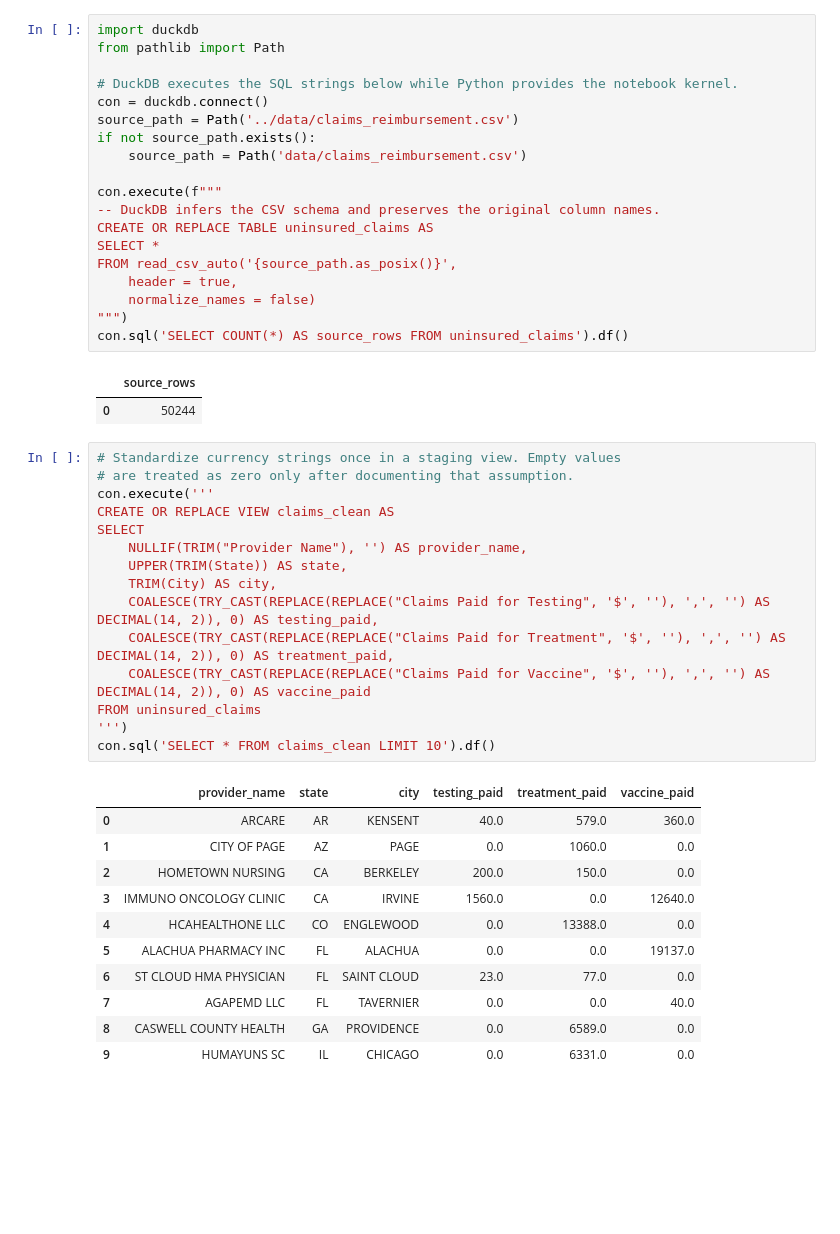
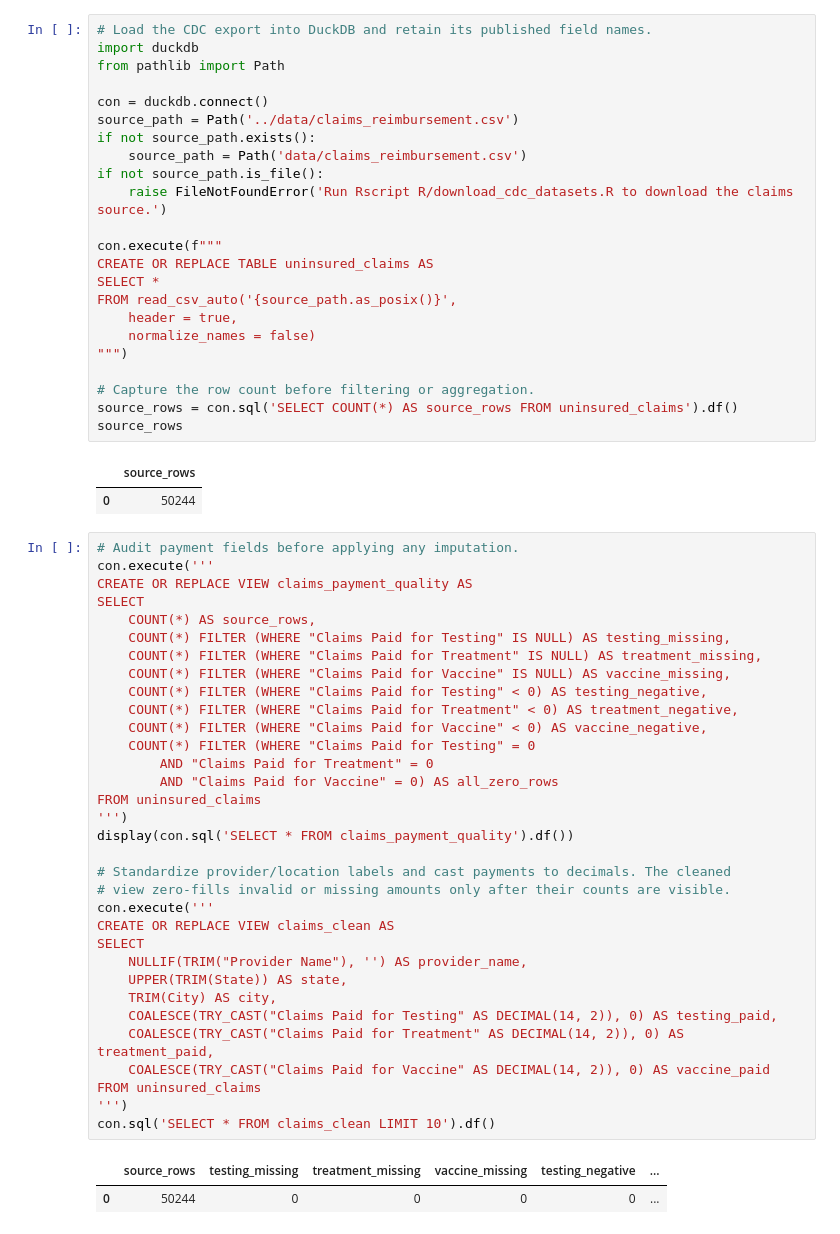
Before and after one commit to 123jnm/JustinMpanga.github.io, a Jupyter notebook: notebooks/claims_reimbursement_analysis_SQL.ipynb, the cells around one changed output. Cells and saved outputs as stored; diff of their text form; blank space fills up the shorter version.

```diff
--- a/notebooks/claims_reimbursement_analysis_SQL.ipynb
+++ b/notebooks/claims_reimbursement_analysis_SQL.ipynb
@@ -17,49 +17,62 @@ The SQL remains visible inside each Python cell and is executed with `con.execut
 # %%
+# Load the CDC export into DuckDB and retain its published field names.
 import duckdb
 from pathlib import Path
 
-# DuckDB executes the SQL strings below while Python provides the notebook kernel.
 con = duckdb.connect()
 source_path = Path('../data/claims_reimbursement.csv')
 if not source_path.exists():
     source_path = Path('data/claims_reimbursement.csv')
+if not source_path.is_file():
+    raise FileNotFoundError('Run Rscript R/download_cdc_datasets.R to download the claims source.')
 
 con.execute(f"""
--- DuckDB infers the CSV schema and preserves the original column names.
 CREATE OR REPLACE TABLE uninsured_claims AS
 SELECT *
 FROM read_csv_auto('{source_path.as_posix()}',
     header = true,
     normalize_names = false)
 """)
-con.sql('SELECT COUNT(*) AS source_rows FROM uninsured_claims').df()
+
+# Capture the row count before filtering or aggregation.
+source_rows = con.sql('SELECT COUNT(*) AS source_rows FROM uninsured_claims').df()
+source_rows
 # %% [output]
 |  | source_rows |
 | 0 | 50244 |
 # %%
-# Standardize currency strings once in a staging view. Empty values
-# are treated as zero only after documenting that assumption.
+# Audit payment fields before applying any imputation.
+con.execute('''
+CREATE OR REPLACE VIEW claims_payment_quality AS
+SELECT
+    COUNT(*) AS source_rows,
+    COUNT(*) FILTER (WHERE "Claims Paid for Testing" IS NULL) AS testing_missing,
+    COUNT(*) FILTER (WHERE "Claims Paid for Treatment" IS NULL) AS treatment_missing,
+    COUNT(*) FILTER (WHERE "Claims Paid for Vaccine" IS NULL) AS vaccine_missing,
+    COUNT(*) FILTER (WHERE "Claims Paid for Testing" < 0) AS testing_negative,
+    COUNT(*) FILTER (WHERE "Claims Paid for Treatment" < 0) AS treatment_negative,
+    COUNT(*) FILTER (WHERE "Claims Paid for Vaccine" < 0) AS vaccine_negative,
+    COUNT(*) FILTER (WHERE "Claims Paid for Testing" = 0
+        AND "Claims Paid for Treatment" = 0
+        AND "Claims Paid for Vaccine" = 0) AS all_zero_rows
+FROM uninsured_claims
+''')
+display(con.sql('SELECT * FROM claims_payment_quality').df())
+
+# Standardize provider/location labels and cast payments to decimals. The cleaned
+# view zero-fills invalid or missing amounts only after their counts are visible.
 con.execute('''
 CREATE OR REPLACE VIEW claims_clean AS
 SELECT
     NULLIF(TRIM("Provider Name"), '') AS provider_name,
     UPPER(TRIM(State)) AS state,
     TRIM(City) AS city,
-    COALESCE(TRY_CAST(REPLACE(REPLACE("Claims Paid for Testing", '$', ''), ',', '') AS DECIMAL(14, 2)), 0) AS testing_paid,
-    COALESCE(TRY_CAST(REPLACE(REPLACE("Claims Paid for Treatment", '$', ''), ',', '') AS DECIMAL(14, 2)), 0) AS treatment_paid,
-    COALESCE(TRY_CAST(REPLACE(REPLACE("Claims Paid for Vaccine", '$', ''), ',', '') AS DECIMAL(14, 2)), 0) AS vaccine_paid
+    COALESCE(TRY_CAST("Claims Paid for Testing" AS DECIMAL(14, 2)), 0) AS testing_paid,
+    COALESCE(TRY_CAST("Claims Paid for Treatment" AS DECIMAL(14, 2)), 0) AS treatment_paid,
+    COALESCE(TRY_CAST("Claims Paid for Vaccine" AS DECIMAL(14, 2)), 0) AS vaccine_paid
 FROM uninsured_claims
 ''')
 con.sql('SELECT * FROM claims_clean LIMIT 10').df()
 # %% [output]
-|  | provider_name | state | city | testing_paid | treatment_paid | vaccine_paid |
-| 0 | ARCARE | AR | KENSENT | 40.0 | 579.0 | 360.0 |
-| 1 | CITY OF PAGE | AZ | PAGE | 0.0 | 1060.0 | 0.0 |
-| 2 | HOMETOWN NURSING | CA | BERKELEY | 200.0 | 150.0 | 0.0 |
-| 3 | IMMUNO ONCOLOGY CLINIC | CA | IRVINE | 1560.0 | 0.0 | 12640.0 |
-| 4 | HCAHEALTHONE LLC | CO | ENGLEWOOD | 0.0 | 13388.0 | 0.0 |
-| 5 | ALACHUA PHARMACY INC | FL | ALACHUA | 0.0 | 0.0 | 19137.0 |
-| 6 | ST CLOUD HMA PHYSICIAN | FL | SAINT CLOUD | 23.0 | 77.0 | 0.0 |
-| 7 | AGAPEMD LLC | FL | TAVERNIER | 0.0 | 0.0 | 40.0 |
-| 8 | CASWELL COUNTY HEALTH | GA | PROVIDENCE | 0.0 | 6589.0 | 0.0 |
-| 9 | HUMAYUNS SC | IL | CHICAGO | 0.0 | 6331.0 | 0.0 |
+|  | source_rows | testing_missing | treatment_missing | vaccine_missing | testing_negative | ... |
+| 0 | 50244 | 0 | 0 | 0 | 0 | ... |
```
Also changed, not shown: parts of 7 cells of this notebook, 13 other files.
